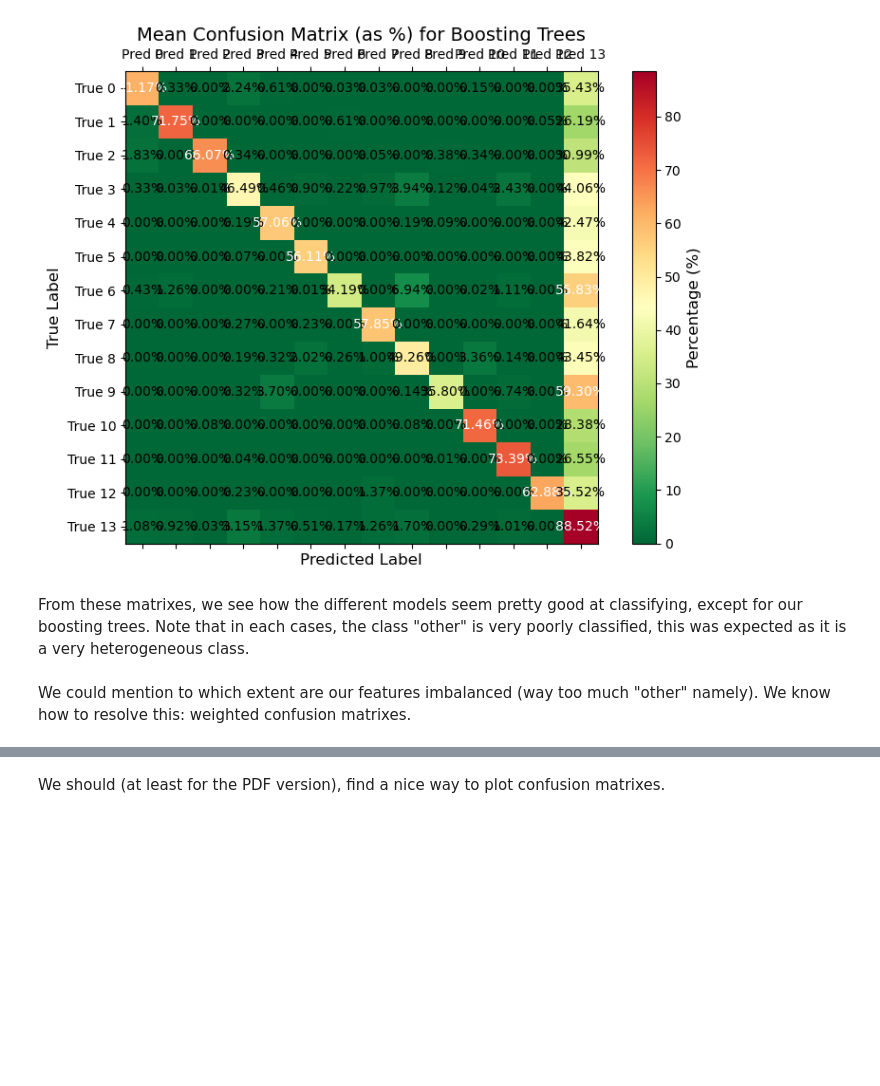
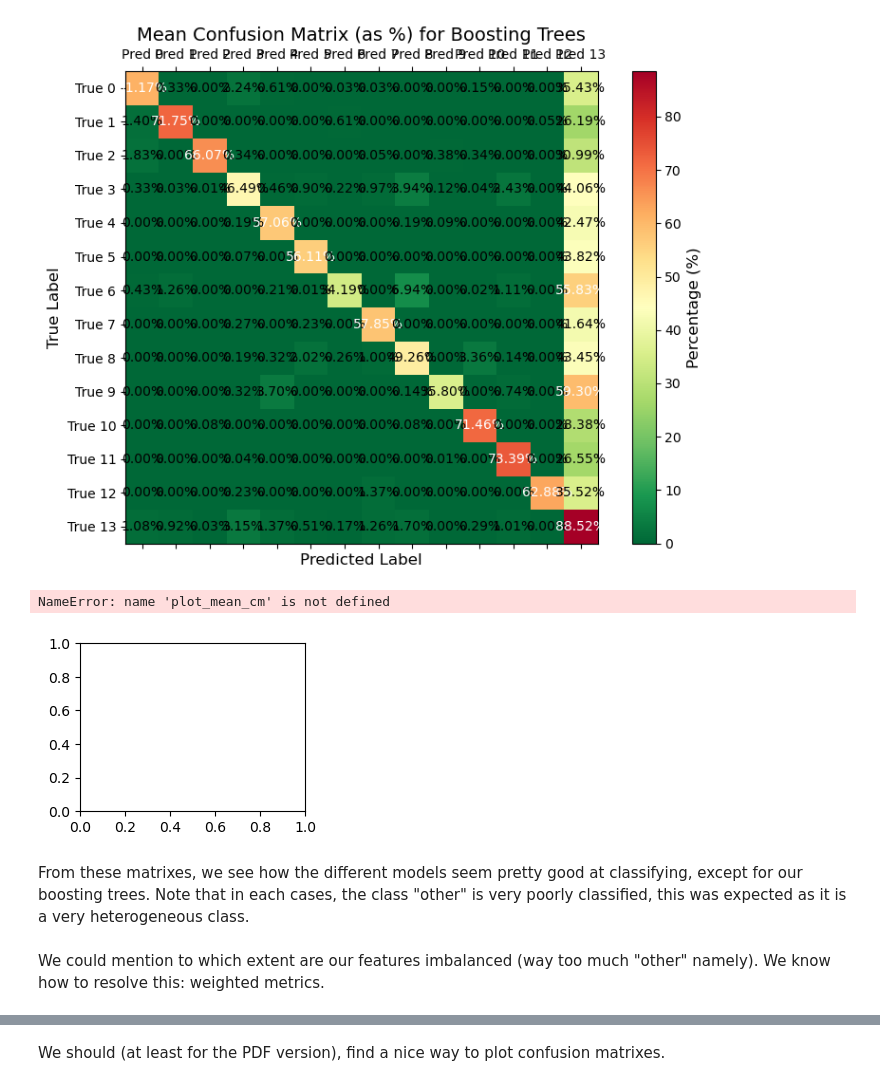
Before and after one commit to anthonyrocher/machine_learning_project, a Jupyter notebook: project.ipynb, the cells around one changed output, grey strips where cells are left out. Cells and saved outputs as stored; diff of their text form; code cells hidden in the pictures; blank space fills up the shorter version.

Commit message:
Try at plotting confusion matrix + histogram

```diff
--- a/project.ipynb
+++ b/project.ipynb
@@ -538,7 +538,27 @@ plot_mean_cm(mean_cm = results["Bagging Trees"]["Mean CM"], model_name = "Baggin
 plot_mean_cm(mean_cm = results["Boosting Trees"]["Mean CM"], model_name = "Boosting Trees")
 # %% [output]
 [figure]
+# %%
+import matplotlib.pyplot as plt
+import numpy as np
+
+plt.subplot(2,2,1)
+plot_mean_cm(mean_cm = results["Boosting Trees"]["Mean CM"], model_name = "Boosting Trees")
+
+plt.subplot(2,2,2)
+plot_mean_cm(mean_cm = results["Bagging Trees"]["Mean CM"], model_name = "Bagging Trees")
+
+plt.subplot(2,2,3)
+plot_mean_cm(mean_cm = results["k Nearest Neighbors (kNN)"]["Mean CM"], model_name = "k Nearest Neighbors (kNN)")
+
+plt.subplot(2,2,4)
+plot_mean_cm(mean_cm = results["Decision Trees (CART)"]["Mean CM"], model_name = "Decision Trees (CART)")
+
+plt.show()
+# %% [output]
+NameError: name 'plot_mean_cm' is not defined
+[figure, added]
 # %% [markdown]
 From these matrixes, we see how the different models seem pretty good at classifying, except for our boosting trees. Note that in each cases, the class "other" is very poorly classified, this was expected as it is a very heterogeneous class.
 # %% [markdown]
-We could mention to which extent are our features imbalanced (way too much "other" namely). We know how to resolve this: weighted confusion matrixes.
+We could mention to which extent are our features imbalanced (way too much "other" namely). We know how to resolve this: weighted metrics.
```
Also changed, not shown: parts of 2 cells of this notebook.
